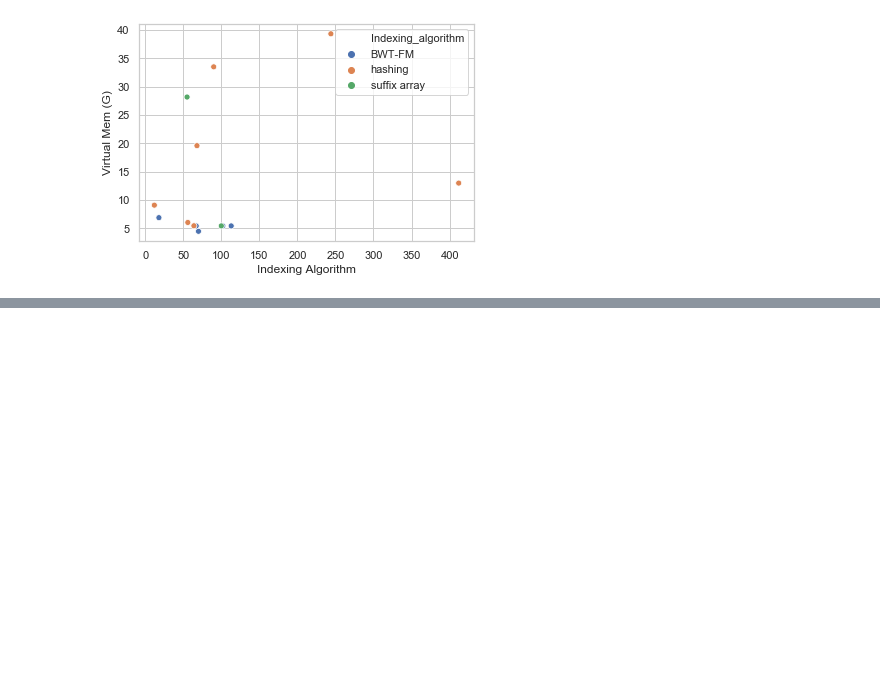
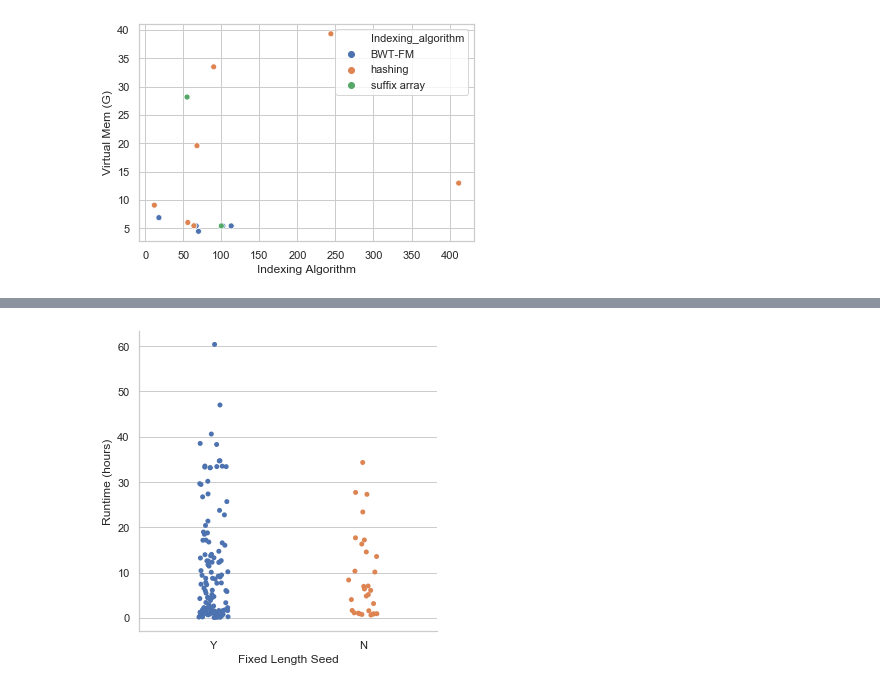
Before and after one commit to Mangul-Lab-USC/technology.dictates.algorithms, a Jupyter notebook: notebooks/runtime_figures.ipynb, the cells around one changed output, grey strips where cells are left out. Cells and saved outputs as stored; diff of their text form; code cells hidden in the pictures; blank space fills up the shorter version.

```diff
--- a/notebooks/runtime_figures.ipynb
+++ b/notebooks/runtime_figures.ipynb
@@ -133,0 +190,6 @@ plt.savefig('../figures/Indexing_mem_vs_runtime.png')
+# %%
+ax = sns.catplot(data = seed_all, x = 'fix length seed', y = 'runtime')
+ax.set(xlabel = 'Fixed Length Seed', ylabel = 'Runtime (hours)')
+plt.show()
+# %% [output]
+[figure, added]
```
Also changed, not shown: parts of 13 cells of this notebook, 1 other file.
